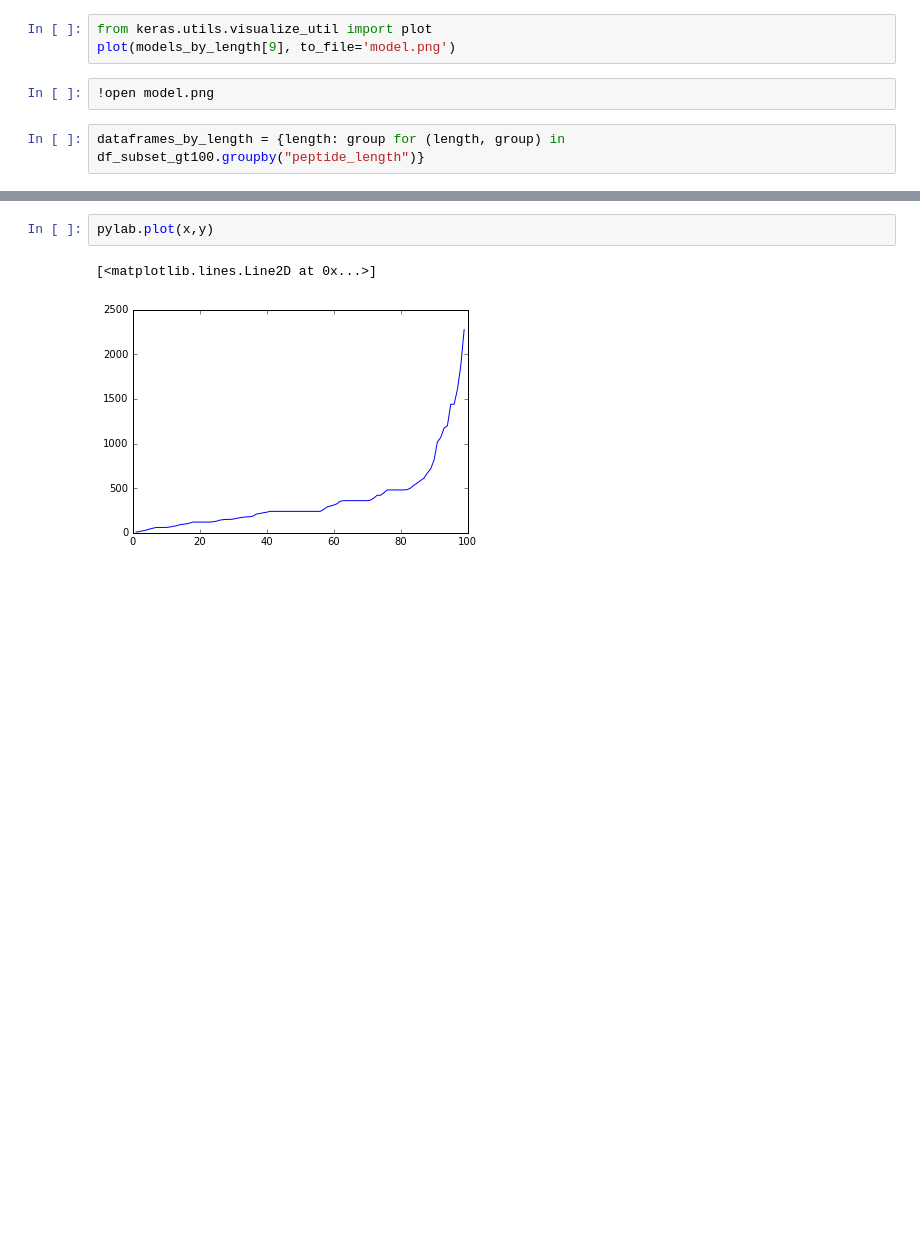
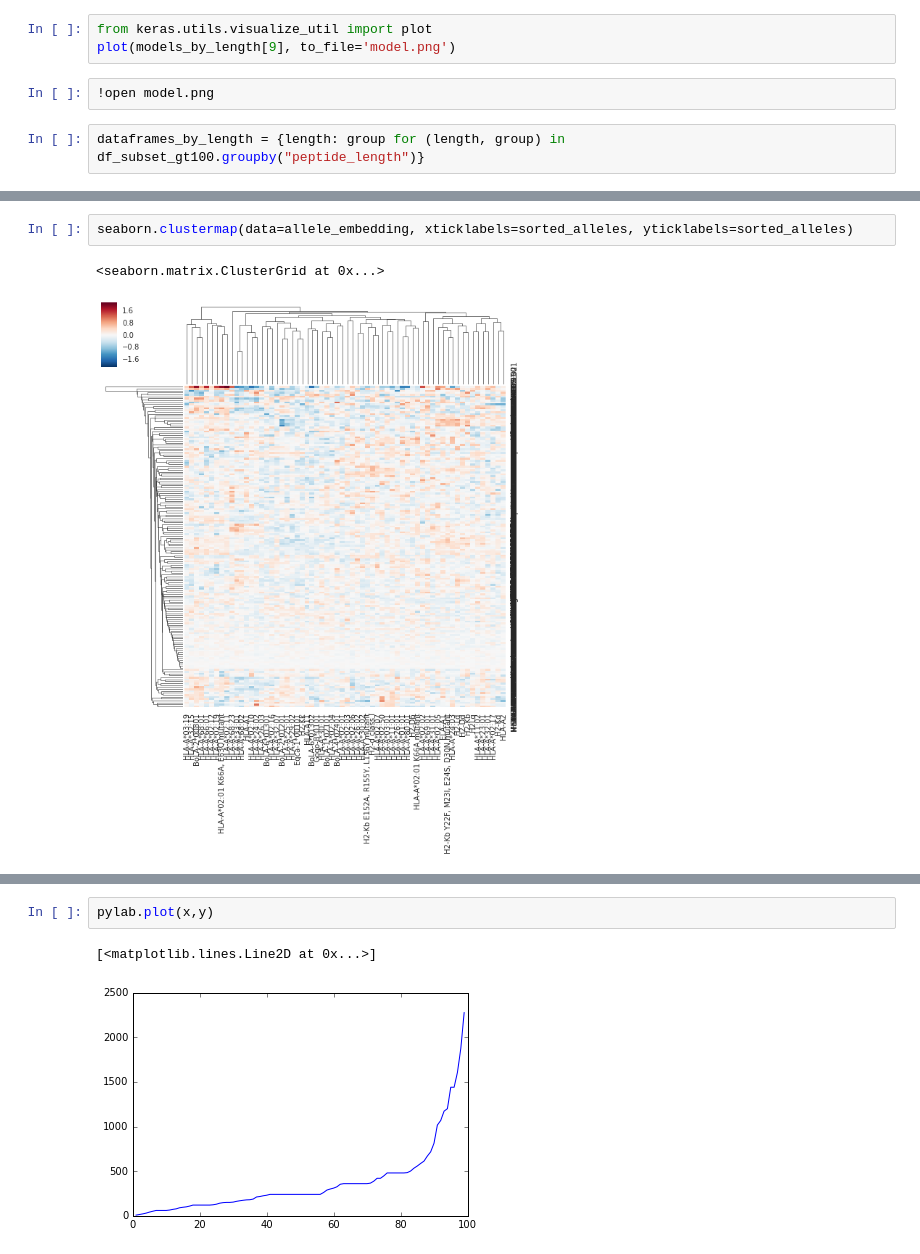
Before and after one commit to openvax/mhcflurry, a Jupyter notebook: multi-assay-iedb/Multi-Output MHC Predictors.ipynb, the cells around one changed output, grey strips where cells are left out. Drawn from its saved outputs; the diff is of its cells as text; blank space fills up the shorter version.

```diff
--- a/multi-assay-iedb/Multi-Output MHC Predictors.ipynb
+++ b/multi-assay-iedb/Multi-Output MHC Predictors.ipynb
@@ -661,0 +690,5 @@ Making model for peptide length 15mer
+# %%
+seaborn.clustermap(data=allele_embedding, xticklabels=sorted_alleles, yticklabels=sorted_alleles)
+# %% [output]
+<seaborn.matrix.ClusterGrid at 0x...>
+[figure, added]
```
Also changed, not shown: parts of 27 cells of this notebook, 1 other file.
